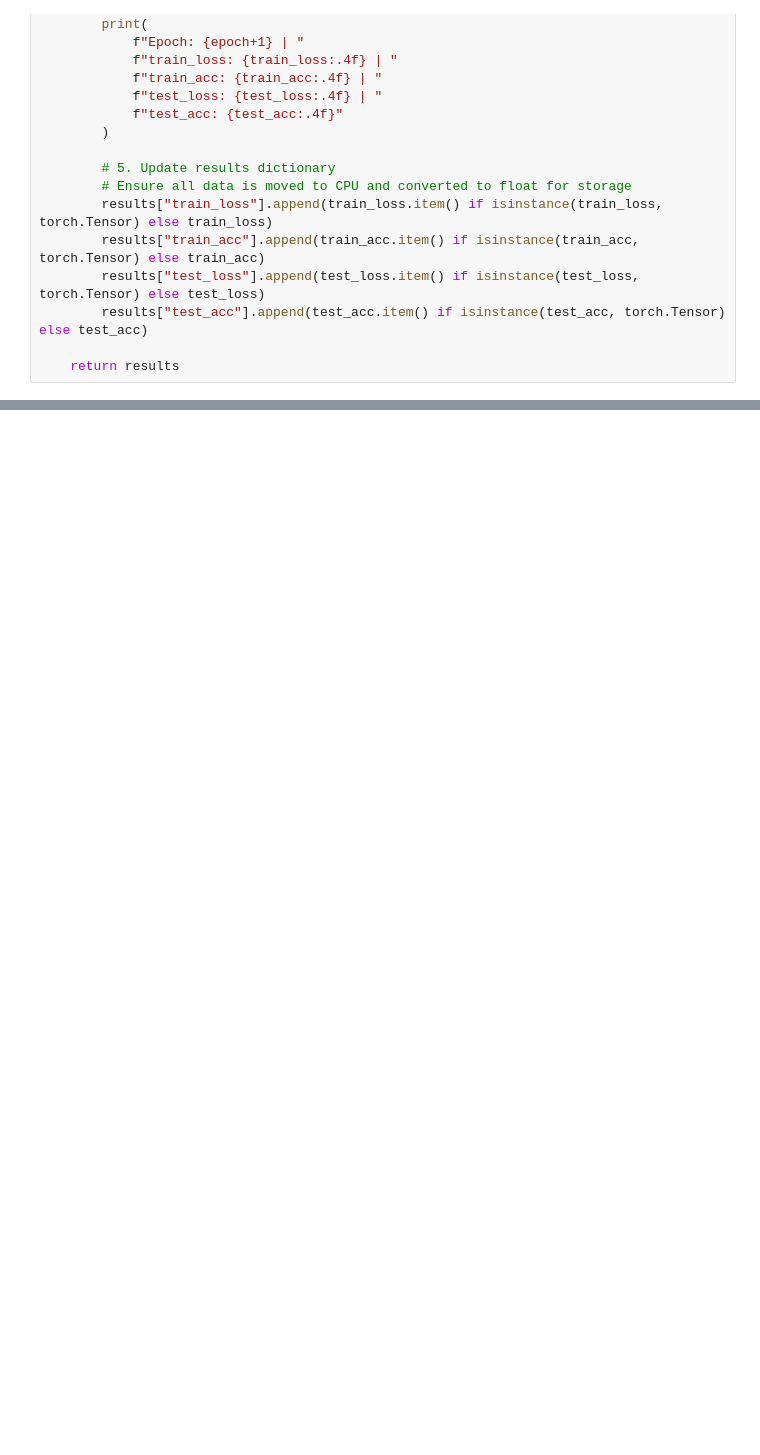
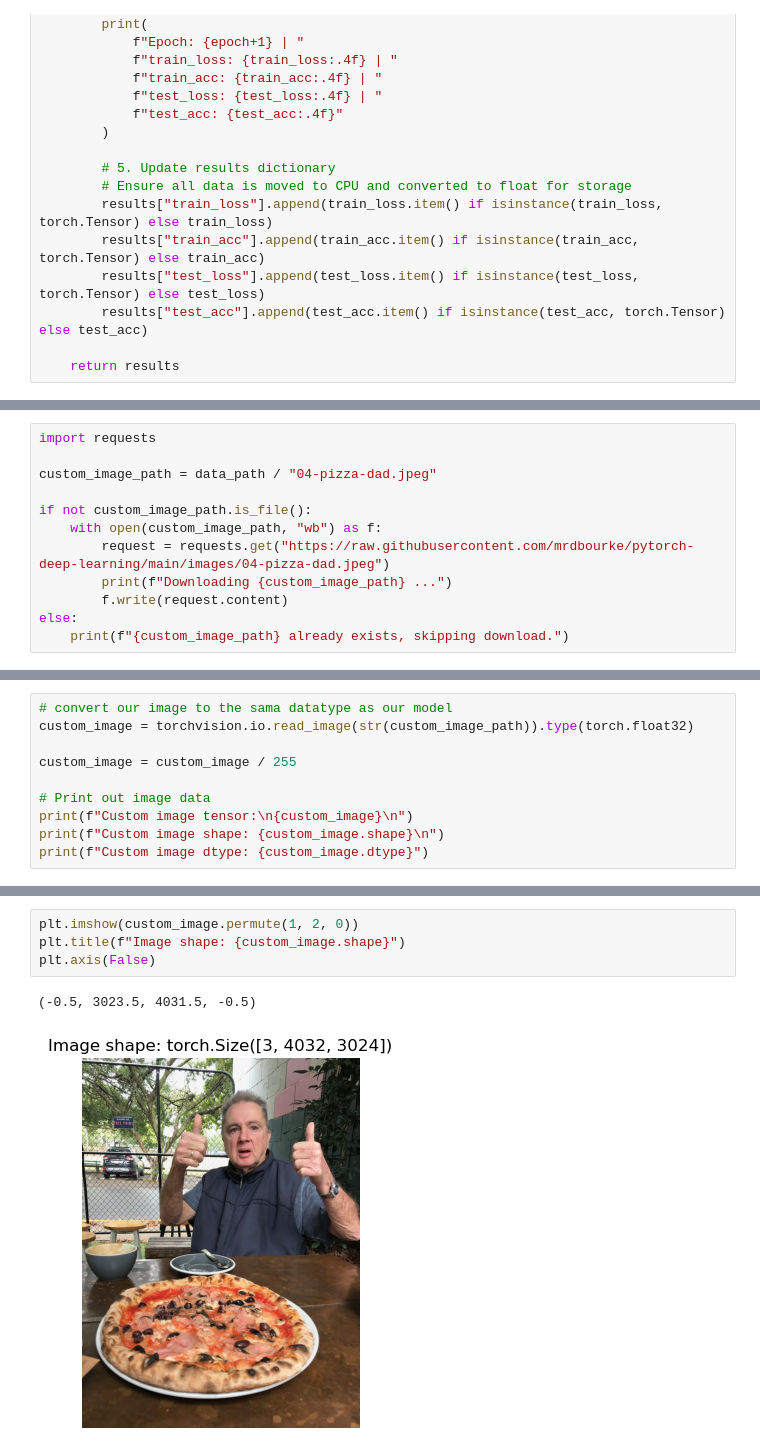
Before and after one commit to HenryGunadi/learn_deep_learning, a Jupyter notebook: notebooks/customdata_cnn.ipynb, the cells around one changed output, grey strips where cells are left out. Drawn from its saved outputs; the diff is of its cells as text; blank space fills up the shorter version.

```diff
--- a/notebooks/customdata_cnn.ipynb
+++ b/notebooks/customdata_cnn.ipynb
@@ -778,0 +1007,12 @@ Total training time: 94.376 seconds
+# %%
+import requests
+
+custom_image_path = data_path / "04-pizza-dad.jpeg"
+
+if not custom_image_path.is_file():
+    with open(custom_image_path, "wb") as f:
+        request = requests.get("https://raw.githubusercontent.com/mrdbourke/pytorch-deep-learning/main/images/04-pizza-dad.jpeg")
+        print(f"Downloading {custom_image_path} ...")
+        f.write(request.content)
+else:
+    print(f"{custom_image_path} already exists, skipping download.")
@@ -778,0 +1048,10 @@ Total training time: 94.376 seconds
+# %%
+# convert our image to the sama datatype as our model
+custom_image = torchvision.io.read_image(str(custom_image_path)).type(torch.float32)
+
+custom_image = custom_image / 255
+
+# Print out image data
+print(f"Custom image tensor:\n{custom_image}\n")
+print(f"Custom image shape: {custom_image.shape}\n")
+print(f"Custom image dtype: {custom_image.dtype}")
@@ -778,0 +1076,7 @@ Total training time: 94.376 seconds
+# %%
+plt.imshow(custom_image.permute(1, 2, 0))
+plt.title(f"Image shape: {custom_image.shape}")
+plt.axis(False)
+# %% [output]
+(-0.5, 3023.5, 4031.5, -0.5)
+[figure, added]
```
Also changed, not shown: parts of 30 cells of this notebook, 1 other file.
